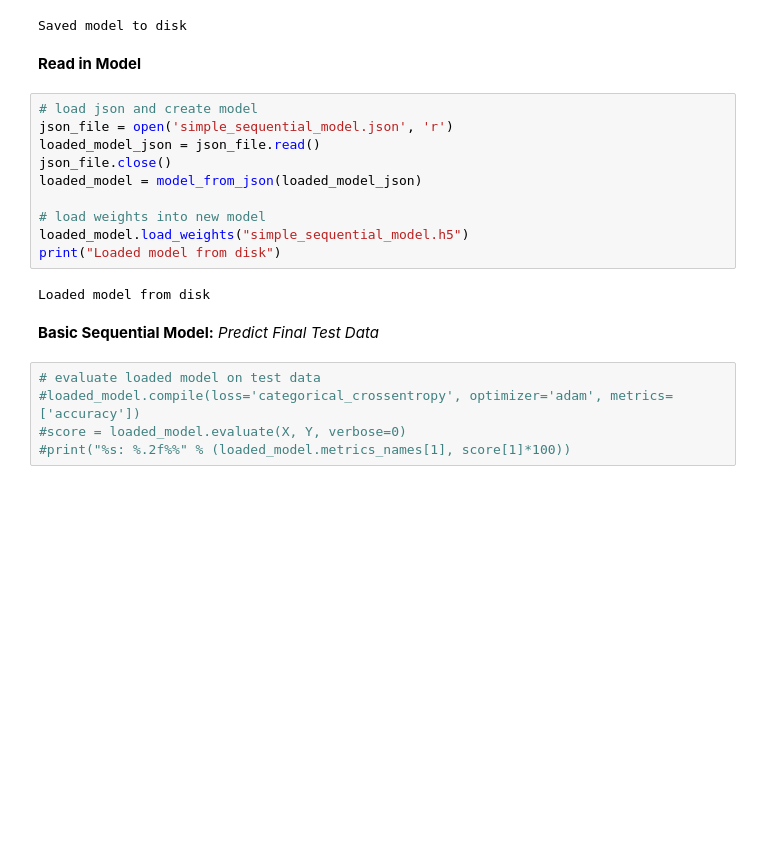
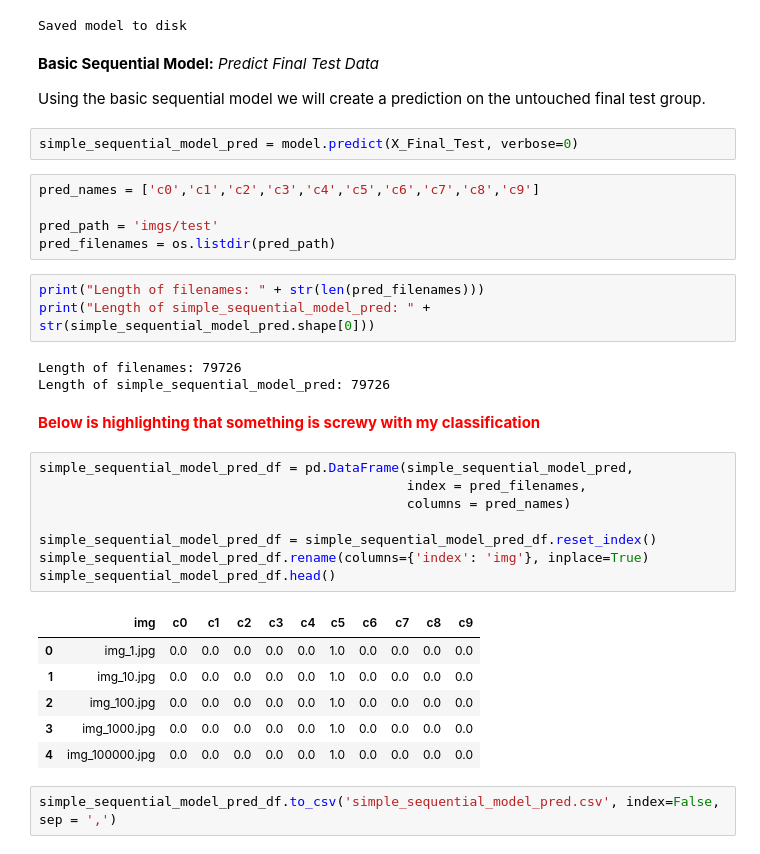
Before and after one commit to showmalley/code_portfolio, a Jupyter notebook: Python -- Deep Learning/DistractedDrivingImagePrediction/DeepLearning_FinalProject.ipynb, the cells around one changed output. Cells and saved outputs as stored; diff of their text form; blank space fills up the shorter version.

```diff
--- a/Python -- Deep Learning/DistractedDrivingImagePrediction/DeepLearning_FinalProject.ipynb
+++ b/Python -- Deep Learning/DistractedDrivingImagePrediction/DeepLearning_FinalProject.ipynb
@@ -366,24 +388,39 @@ model.save_weights("simple_sequential_model.h5")
 print("Saved model to disk")
 # %% [output]
 Saved model to disk
-# %% [markdown]
-__Read in Model__
-# %%
-# load json and create model
-json_file = open('simple_sequential_model.json', 'r')
-loaded_model_json = json_file.read()
-json_file.close()
-loaded_model = model_from_json(loaded_model_json)
-
-# load weights into new model
-loaded_model.load_weights("simple_sequential_model.h5")
-print("Loaded model from disk")
-# %% [output]
-Loaded model from disk
 # %% [markdown]
 __Basic Sequential Model:__ _Predict Final Test Data_
+
+Using the basic sequential model we will create a prediction on the untouched final test group.
-# %%
-# evaluate loaded model on test data
-#loaded_model.compile(loss='categorical_crossentropy', optimizer='adam', metrics=['accuracy'])
-#score = loaded_model.evaluate(X, Y, verbose=0)
-#print("%s: %.2f%%" % (loaded_model.metrics_names[1], score[1]*100))
+# %%
+simple_sequential_model_pred = model.predict(X_Final_Test, verbose=0)
+# %%
+pred_names = ['c0','c1','c2','c3','c4','c5','c6','c7','c8','c9']
+
+pred_path = 'imgs/test'
+pred_filenames = os.listdir(pred_path)
+# %%
+print("Length of filenames: " + str(len(pred_filenames)))
+print("Length of simple_sequential_model_pred: " + str(simple_sequential_model_pred.shape[0]))
+# %% [output]
+Length of filenames: 79726
+Length of simple_sequential_model_pred: 79726
+# %% [markdown]
+<font color="red">__Below is highlighting that something is screwy with my classification__</font>
+# %%
+simple_sequential_model_pred_df = pd.DataFrame(simple_sequential_model_pred,
+                                               index = pred_filenames,
+                                               columns = pred_names)
+
+simple_sequential_model_pred_df = simple_sequential_model_pred_df.reset_index()
+simple_sequential_model_pred_df.rename(columns={'index': 'img'}, inplace=True)
+simple_sequential_model_pred_df.head()
+# %% [output]
+|  | img | c0 | c1 | c2 | c3 | c4 | c5 | c6 | c7 | c8 | c9 |
+| 0 | img_1.jpg | 0.0 | 0.0 | 0.0 | 0.0 | 0.0 | 1.0 | 0.0 | 0.0 | 0.0 | 0.0 |
+| 1 | img_10.jpg | 0.0 | 0.0 | 0.0 | 0.0 | 0.0 | 1.0 | 0.0 | 0.0 | 0.0 | 0.0 |
+| 2 | img_100.jpg | 0.0 | 0.0 | 0.0 | 0.0 | 0.0 | 1.0 | 0.0 | 0.0 | 0.0 | 0.0 |
+| 3 | img_1000.jpg | 0.0 | 0.0 | 0.0 | 0.0 | 0.0 | 1.0 | 0.0 | 0.0 | 0.0 | 0.0 |
+| 4 | img_100000.jpg | 0.0 | 0.0 | 0.0 | 0.0 | 0.0 | 1.0 | 0.0 | 0.0 | 0.0 | 0.0 |
+# %%
+simple_sequential_model_pred_df.to_csv('simple_sequential_model_pred.csv', index=False, sep = ',')
```
Also changed, not shown: parts of 28 cells of this notebook.
